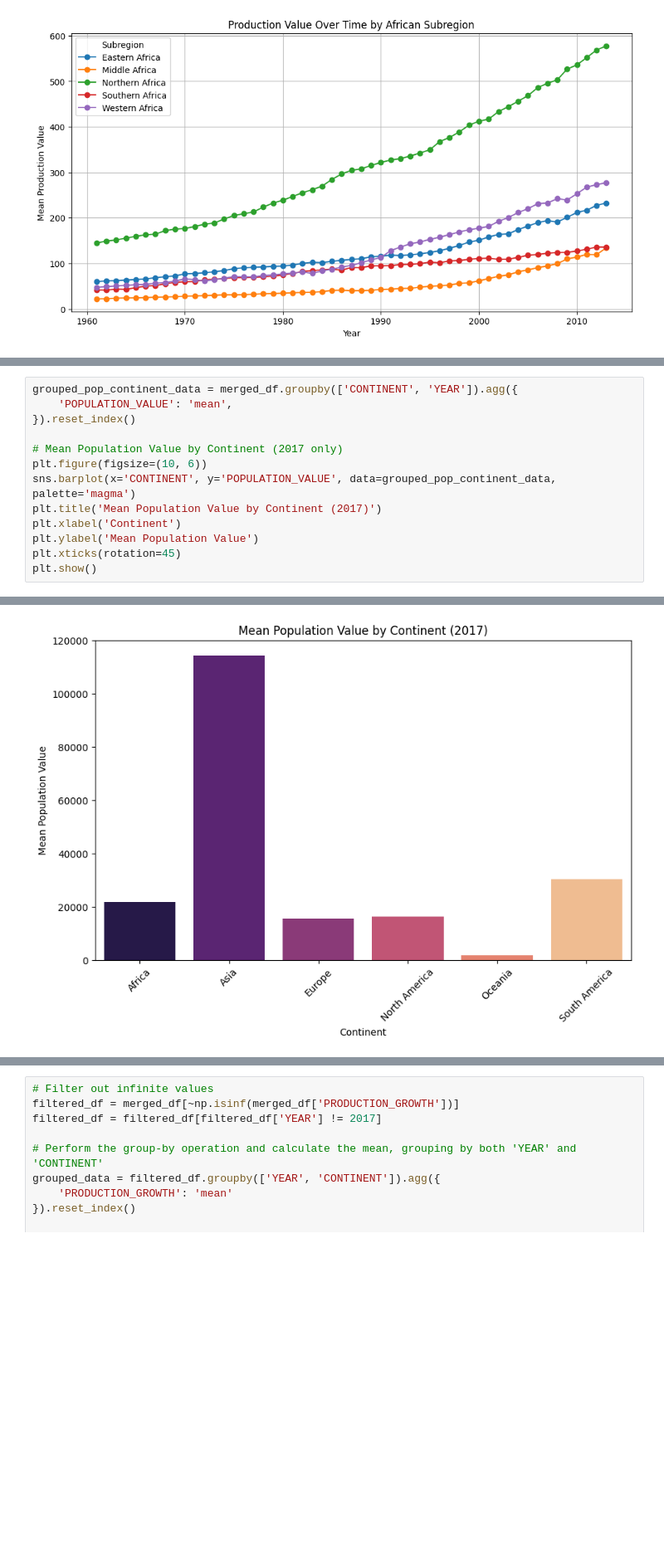
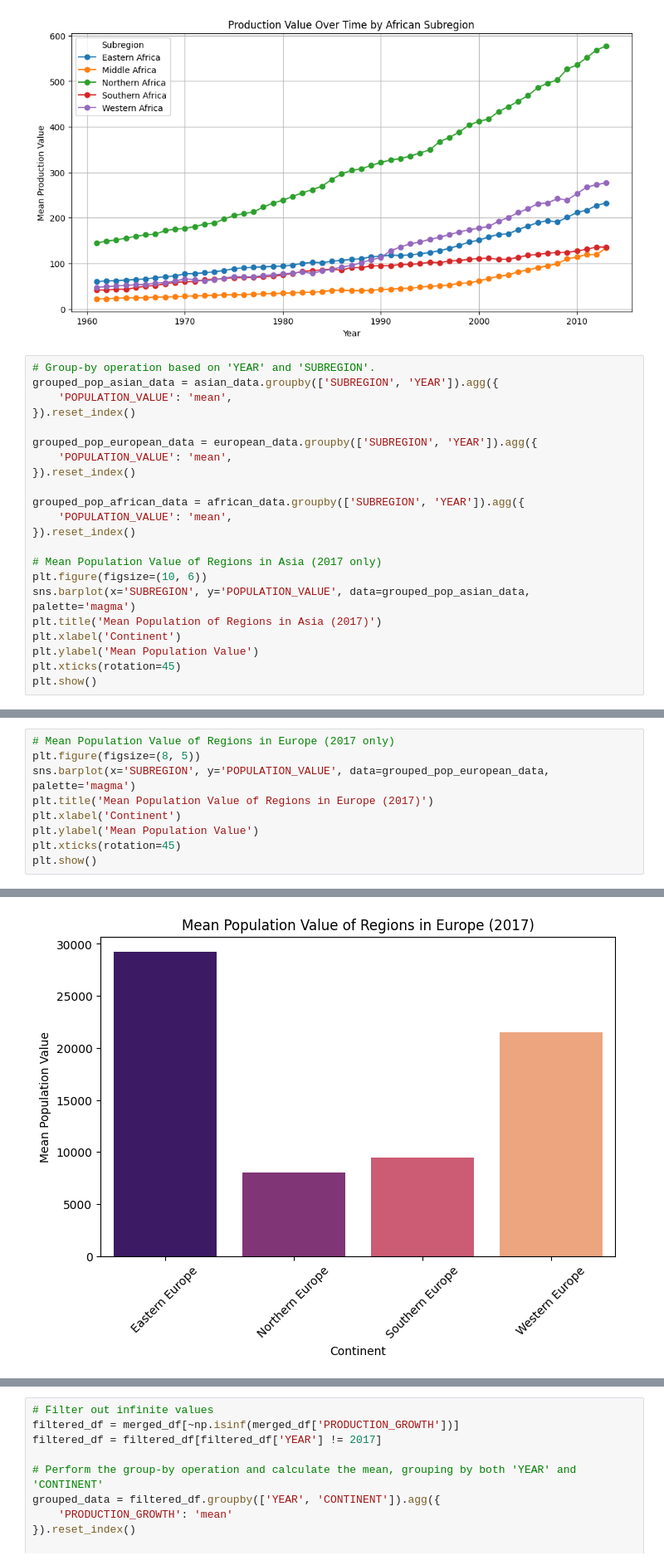
Before and after one commit to Alessa-Gillespie/ASSMT1-GRP3-DATAVIZ, a Jupyter notebook: dataviz_assessment1.ipynb, the cells around one changed output, grey strips where cells are left out. Shown at 83% size. Saved outputs shown, nothing was run; the diff lists cells and outputs as text; blank space fills up the shorter version.

Commit message:
Updated Task 2: Region in Population Value and Explanation in the heatmap

```diff
--- a/dataviz_assessment1.ipynb
+++ b/dataviz_assessment1.ipynb
@@ -1340,3 +1333,25 @@ Aggregated Data by African SUBREGION:
 
 [270 rows x 4 columns]
 [figure]
+# %%
+# Group-by operation based on 'YEAR' and 'SUBREGION'.
+grouped_pop_asian_data = asian_data.groupby(['SUBREGION', 'YEAR']).agg({
+    'POPULATION_VALUE': 'mean',
+}).reset_index()
+
+grouped_pop_european_data = european_data.groupby(['SUBREGION', 'YEAR']).agg({
+    'POPULATION_VALUE': 'mean',
+}).reset_index()
+
+grouped_pop_african_data = african_data.groupby(['SUBREGION', 'YEAR']).agg({
+    'POPULATION_VALUE': 'mean',
+}).reset_index()
+
+# Mean Population Value of Regions in Asia (2017 only)
+plt.figure(figsize=(10, 6))
+sns.barplot(x='SUBREGION', y='POPULATION_VALUE', data=grouped_pop_asian_data, palette='magma')
+plt.title('Mean Population of Regions in Asia (2017)')
+plt.xlabel('Continent')
+plt.ylabel('Mean Population Value')
+plt.xticks(rotation=45)
+plt.show()
@@ -1343,12 +1363,8 @@ Aggregated Data by African SUBREGION:
 # %%
-grouped_pop_continent_data = merged_df.groupby(['CONTINENT', 'YEAR']).agg({
-    'POPULATION_VALUE': 'mean',
-}).reset_index()
-
-# Mean Population Value by Continent (2017 only)
-plt.figure(figsize=(10, 6))
-sns.barplot(x='CONTINENT', y='POPULATION_VALUE', data=grouped_pop_continent_data, palette='magma')
-plt.title('Mean Population Value by Continent (2017)')
+# Mean Population Value of Regions in Europe (2017 only)
+plt.figure(figsize=(8, 5))
+sns.barplot(x='SUBREGION', y='POPULATION_VALUE', data=grouped_pop_european_data, palette='magma')
+plt.title('Mean Population Value of Regions in Europe (2017)')
 plt.xlabel('Continent')
 plt.ylabel('Mean Population Value')
 plt.xticks(rotation=45)
@@ -1358 +1376 @@ Passing `palette` without assigning `hue` is deprecated and will be removed in v
-[figure, old version]
+[figure, new version]
```
Also changed, not shown: parts of 13 cells of this notebook.
